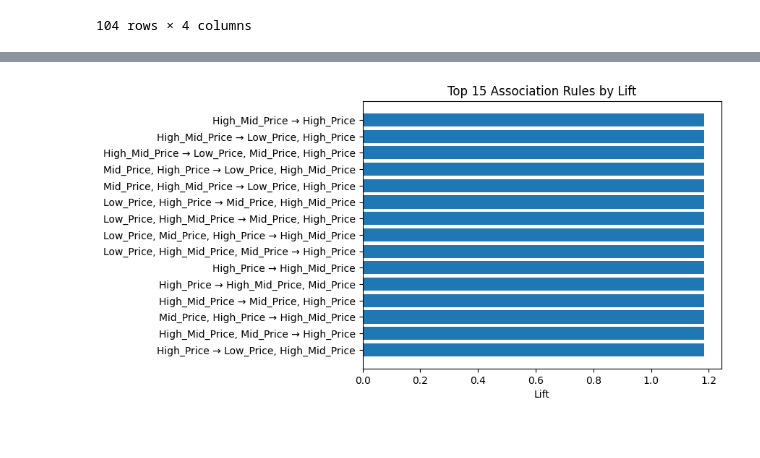
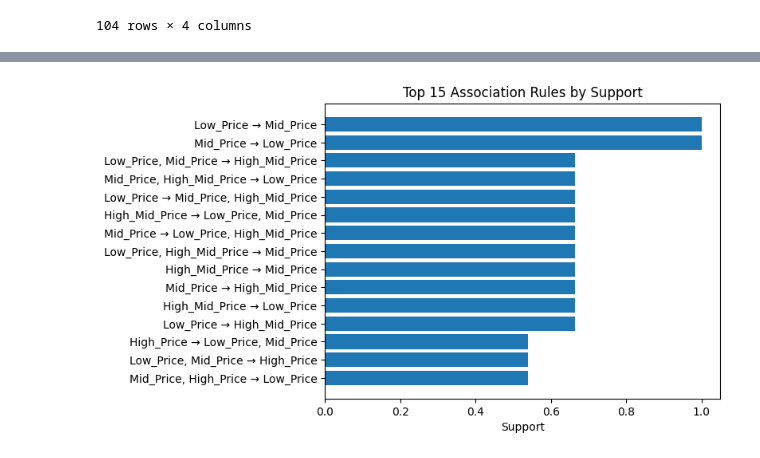
Before and after one commit to mattgonz0/ML_Project_ACNH, a Jupyter notebook: ACNH_ARM.ipynb, the cells around one changed output, grey strips where cells are left out. Cells and saved outputs as stored; diff of their text form; code cells hidden in the pictures.

```diff
--- a/ACNH_ARM.ipynb
+++ b/ACNH_ARM.ipynb
@@ -181,22 +181,23 @@ import matplotlib.pyplot as plt
 # %%
 import matplotlib.pyplot as plt
 
 # Create readable rule labels
 rules["rule_label"] = (
     rules["antecedents"].apply(lambda x: ", ".join(list(x)))
     + " → " +
     rules["consequents"].apply(lambda x: ", ".join(list(x)))
 )
 
-# Sort by lift and take top 15
-top_rules = rules.sort_values("lift", ascending=False).head(15)
+# Sort by support and take top 15
+top_rules = rules.sort_values("support", ascending=False).head(15)
 
 # Single clean plot (no specific colors)
 plt.figure()
-plt.barh(top_rules["rule_label"], top_rules[""])
-plt.xlabel("Lift")
-plt.title("Top 15 Association Rules by Lift")
+plt.barh(top_rules["rule_label"], top_rules["support"])
+plt.xlabel("Support")
+plt.title("Top 15 Association Rules by Support")
 plt.gca().invert_yaxis()
+plt.savefig("ARM.png")
 plt.show()
 # %% [output]
-[figure, old version]
+[figure, new version]
```
Also changed, not shown: 18 other files.
